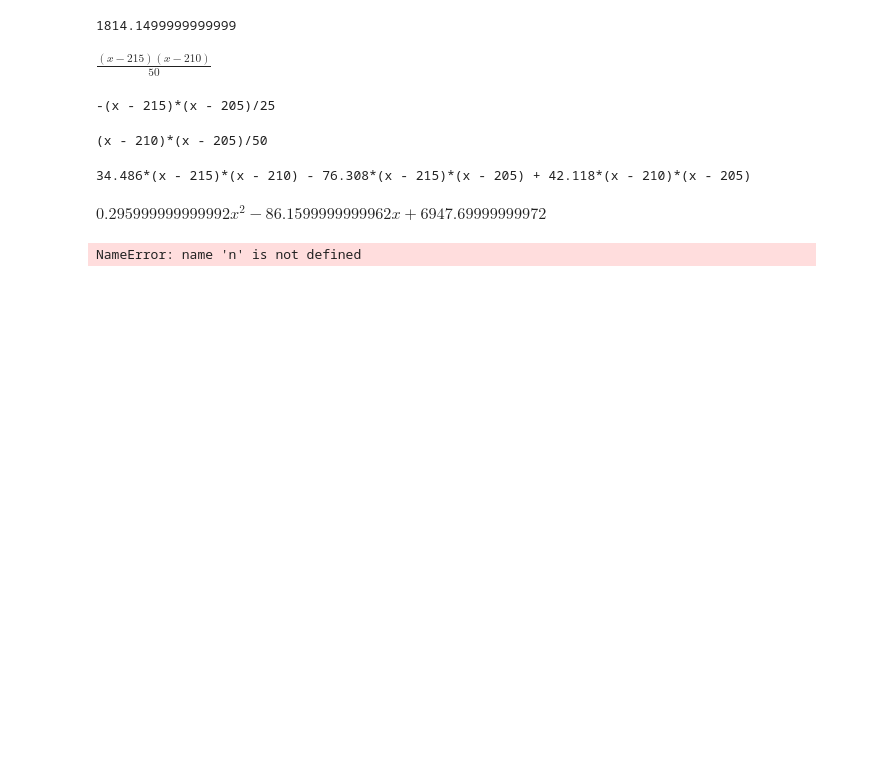
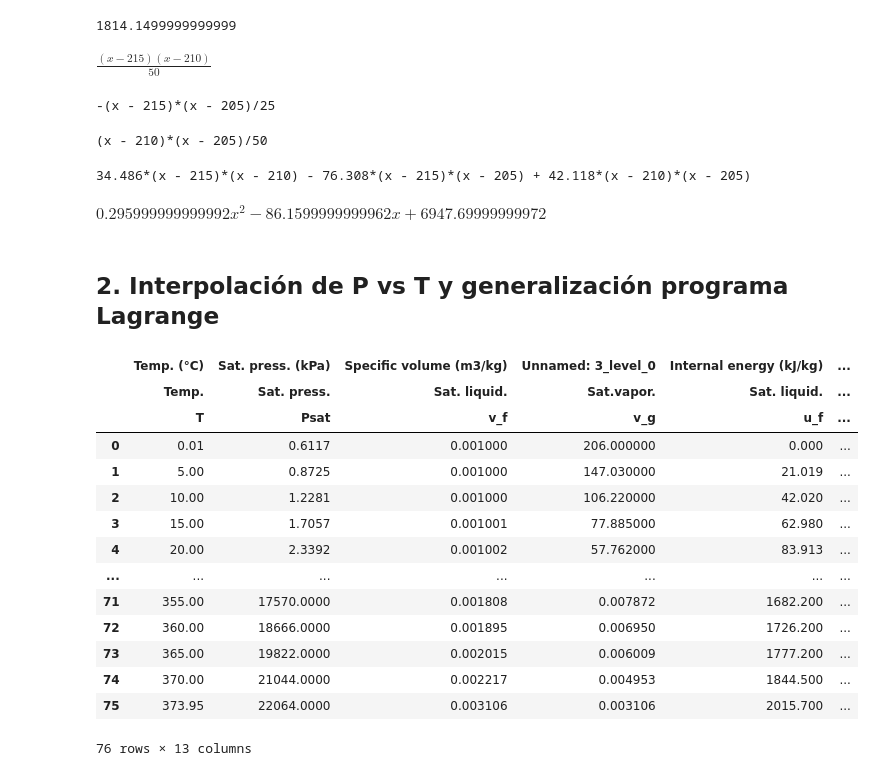
Before and after one commit to jerck1/MetodosComputacionales1, a Jupyter notebook: Act_4_lagrange/interpolacion.ipynb, the cells around one changed output. Saved outputs shown, nothing was run; the diff lists cells and outputs as text; code cells hidden in the pictures; blank space fills up the shorter version.

```diff
--- a/Act_4_lagrange/interpolacion.ipynb
+++ b/Act_4_lagrange/interpolacion.ipynb
@@ -65,14 +68,22 @@ print(p_lagrange(x,X,Y))
 sy.expand(p_lagrange(x,X,Y))
 # %% [output]
 $\displaystyle 0.295999999999992 x^{2} - 86.1599999999962 x + 6947.69999999972$
+# %% [markdown]
+## 2. Interpolación de P vs T  y generalización programa Lagrange
 # %%
-def L(i,x,X,n=20):#i=0, j=1,2
+#base del polinomio L_i
+def L(i,x,X,n):#i=0, j=1,2
     prod=1
     for j in range(n):
-        prod*=(x-X[j])/(X[i]-X[j])
+        if(i!=j):
+            prod*=(x-X[j])/(X[i]-X[j])
     return prod
-lista=[]
-for i in range(n):
-    lista.append(L(i,x,X))
+#Calculo de los polinomios haciendo una sumatoria de los productos L_iy_i
+def p_lagrange(x,X,Y):
+    n=len(X)
+    suma=0
+    for i in range(n):
+#         print(type(L(i,x,X,n)))
+#         print(type(Y[i]))
+        suma+=L(i,x,X,n)*Y[i]
+    return suma
-# %% [output]
-NameError: name 'n' is not defined
@@ -81,0 +90,19 @@ def p_lagrange(x,X,Y):
+# %%
+datos=pd.read_csv("thermodynamical_tables_water.csv",delimiter="\t",header=[0,1,2])
+datos
+# %% [output]
+|  | Temp. (°C) | Sat. press. (kPa) | Specific volume (m3/kg) | Unnamed: 3_level_0 | Internal energy (kJ/kg) | ... |
+|  | Temp. | Sat. press. | Sat. liquid. | Sat.vapor. | Sat. liquid. | ... |
+|  | T | Psat | v_f | v_g | u_f | ... |
+| 0 | 0.01 | 0.6117 | 0.001000 | 206.000000 | 0.000 | ... |
+| 1 | 5.00 | 0.8725 | 0.001000 | 147.030000 | 21.019 | ... |
+| 2 | 10.00 | 1.2281 | 0.001000 | 106.220000 | 42.020 | ... |
+| 3 | 15.00 | 1.7057 | 0.001001 | 77.885000 | 62.980 | ... |
+| 4 | 20.00 | 2.3392 | 0.001002 | 57.762000 | 83.913 | ... |
+| ... | ... | ... | ... | ... | ... | ... |
+| 71 | 355.00 | 17570.0000 | 0.001808 | 0.007872 | 1682.200 | ... |
+| 72 | 360.00 | 18666.0000 | 0.001895 | 0.006950 | 1726.200 | ... |
+| 73 | 365.00 | 19822.0000 | 0.002015 | 0.006009 | 1777.200 | ... |
+| 74 | 370.00 | 21044.0000 | 0.002217 | 0.004953 | 1844.500 | ... |
+| 75 | 373.95 | 22064.0000 | 0.003106 | 0.003106 | 2015.700 | ... |
+76 rows × 13 columns
```
Also changed, not shown: parts of 11 cells of this notebook, 7 other files.
